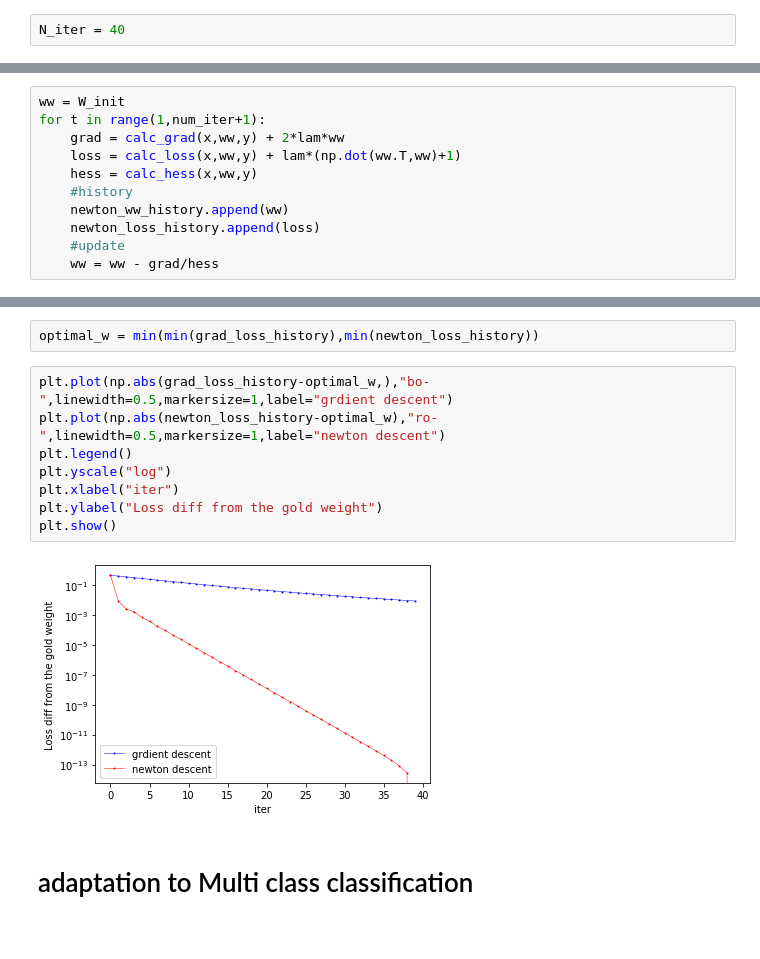
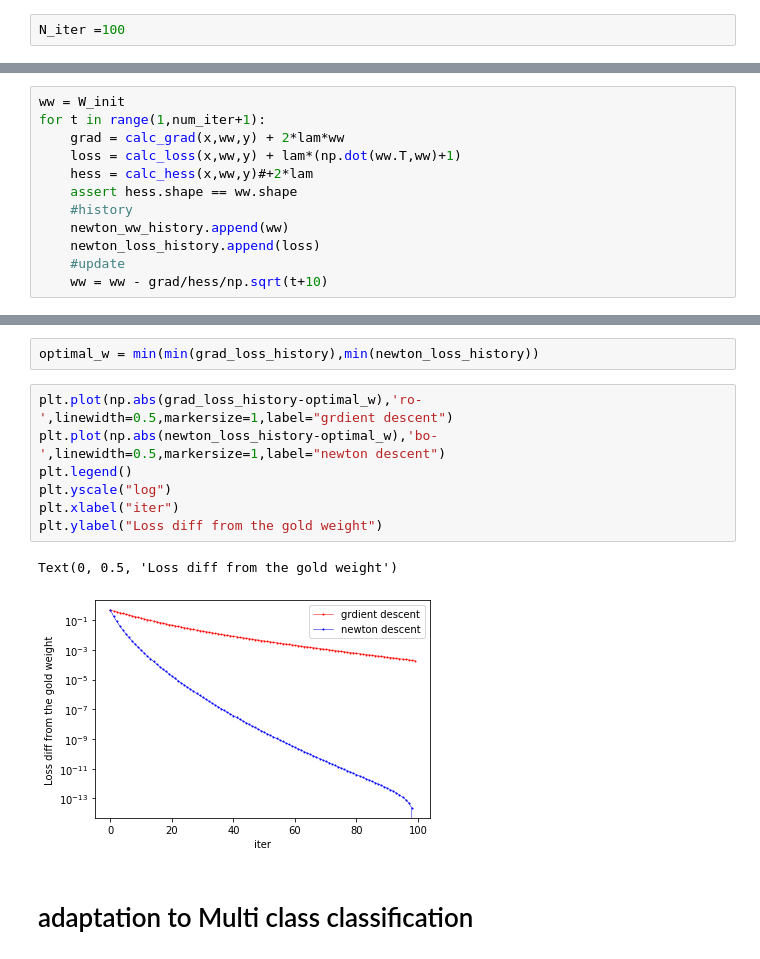
Before and after one commit to Ueeek/ML_assignment, a Jupyter notebook: mid_term1.ipynb, the cells around one changed output, grey strips where cells are left out. Drawn from its saved outputs; the diff is of its cells as text.

```diff
--- a/mid_term1.ipynb
+++ b/mid_term1.ipynb
@@ -21,7 +21,7 @@ y = (2 * x[:, 0] - 1 * x[:,1] + 0.5 + 0.5 * np.random.randn(N)) > 0
 y = 2 * y -1
 W_init= np.ones(D)
 # %%
-N_iter = 40
+N_iter =100
 # %%
 y.shape
 # %% [output]
@@ -99,12 +101,13 @@ ww = W_init
 for t in range(1,num_iter+1):
     grad = calc_grad(x,ww,y) + 2*lam*ww
     loss = calc_loss(x,ww,y) + lam*(np.dot(ww.T,ww)+1)
-    hess = calc_hess(x,ww,y)
+    hess = calc_hess(x,ww,y)#+2*lam
+    assert hess.shape == ww.shape
     #history
     newton_ww_history.append(ww)
     newton_loss_history.append(loss)
     #update
-    ww = ww - grad/hess
+    ww = ww - grad/hess/np.sqrt(t+10)
 # %%
 plt.plot( newton_loss_history, 'bo-', linewidth=0.5, markersize=0.5, label='newton')
 plt.legend()
@@ -118,15 +121,15 @@ plt.show()
 # %%
 optimal_w = min(min(grad_loss_history),min(newton_loss_history))
 # %%
-plt.plot(np.abs(grad_loss_history-optimal_w,),"bo-",linewidth=0.5,markersize=1,label="grdient descent")
-plt.plot(np.abs(newton_loss_history-optimal_w),"ro-",linewidth=0.5,markersize=1,label="newton descent")
+plt.plot(np.abs(grad_loss_history-optimal_w),'ro-',linewidth=0.5,markersize=1,label="grdient descent")
+plt.plot(np.abs(newton_loss_history-optimal_w),'bo-',linewidth=0.5,markersize=1,label="newton descent")
 plt.legend()
 plt.yscale("log")
 plt.xlabel("iter")
 plt.ylabel("Loss diff from the gold weight")
-plt.show()
 # %% [output]
+Text(0, 0.5, 'Loss diff from the gold weight')
-[figure, old version]
+[figure, new version]
 # %% [markdown]
 # adaptation to Multi class classification
 # %% [markdown]
```
Also changed, not shown: parts of 17 cells of this notebook, 1 other file.
